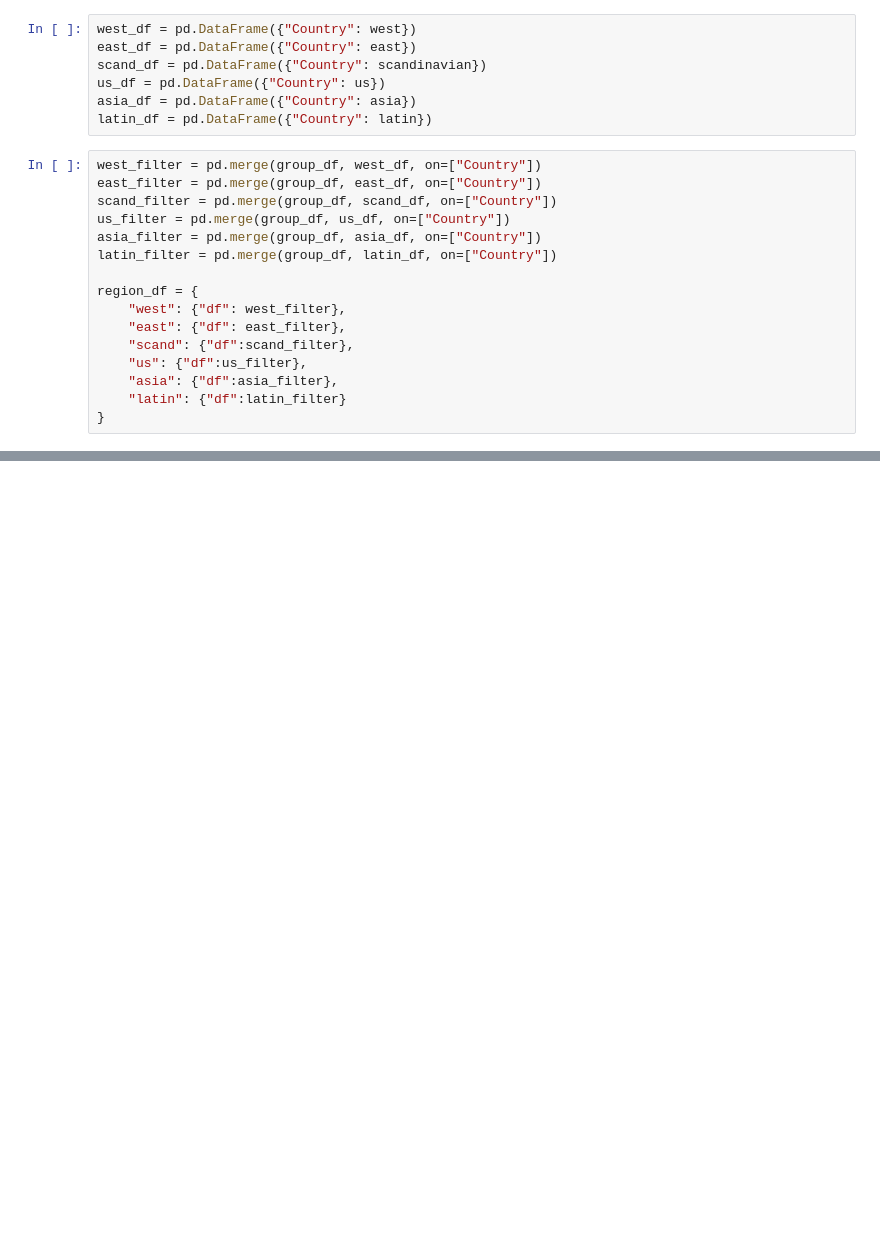
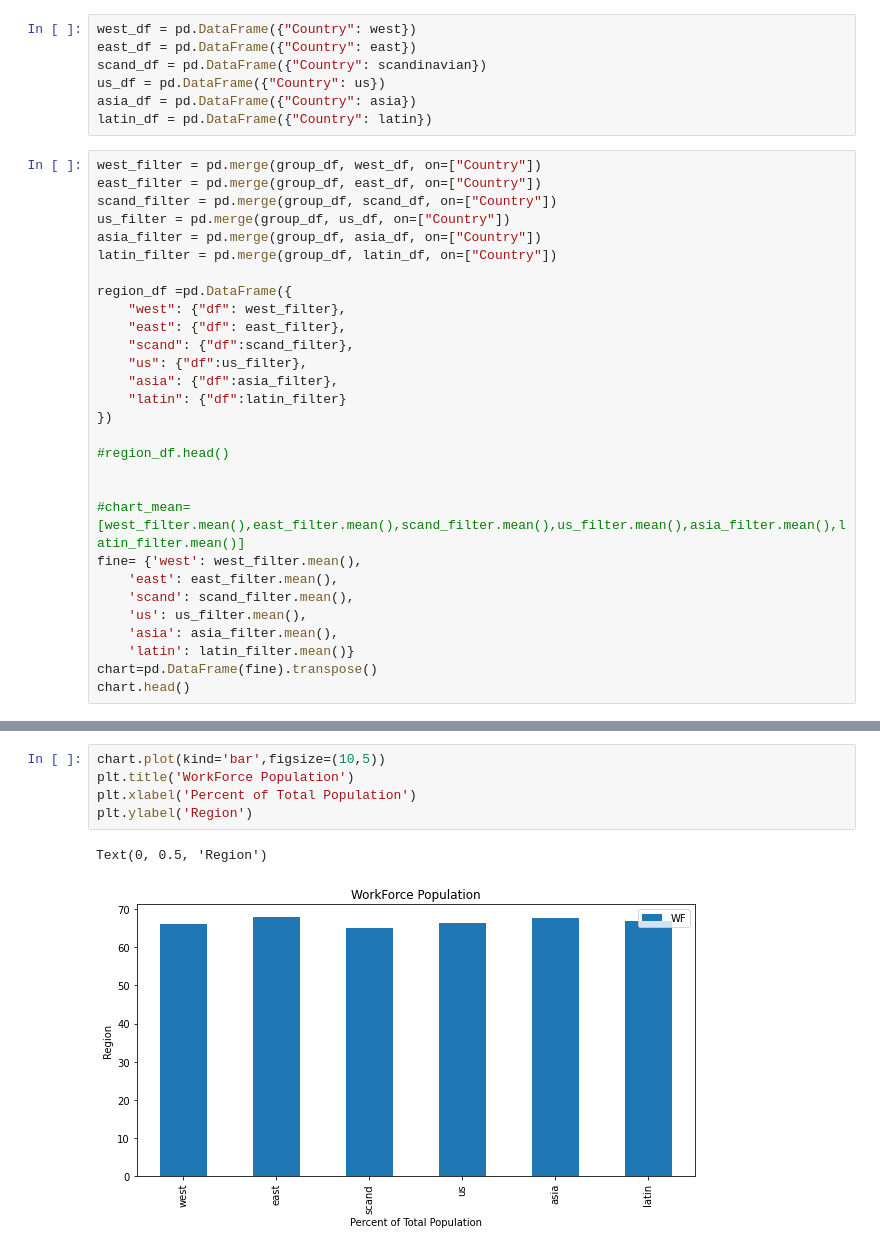
Before and after one commit to Simon-Xu-Lan/Data-Project-1-Income-Inequality, a Jupyter notebook: WorkForce_Population.ipynb, the cells around one changed output, grey strips where cells are left out. Saved outputs shown, nothing was run; the diff lists cells and outputs as text; blank space fills up the shorter version.

```diff
--- a/WorkForce_Population.ipynb
+++ b/WorkForce_Population.ipynb
@@ -109,11 +134,24 @@ us_filter = pd.merge(group_df, us_df, on=["Country"])
 asia_filter = pd.merge(group_df, asia_df, on=["Country"])
 latin_filter = pd.merge(group_df, latin_df, on=["Country"])
 
-region_df = {
+region_df =pd.DataFrame({
     "west": {"df": west_filter},
     "east": {"df": east_filter},
     "scand": {"df":scand_filter},
     "us": {"df":us_filter},
     "asia": {"df":asia_filter},
     "latin": {"df":latin_filter}
-}
+})
+
+#region_df.head()
+
+
+#chart_mean=[west_filter.mean(),east_filter.mean(),scand_filter.mean(),us_filter.mean(),asia_filter.mean(),latin_filter.mean()]
+fine= {'west': west_filter.mean(),
+    'east': east_filter.mean(),
+    'scand': scand_filter.mean(),
+    'us': us_filter.mean(),
+    'asia': asia_filter.mean(),
+    'latin': latin_filter.mean()}
+chart=pd.DataFrame(fine).transpose()
+chart.head()
@@ -147,0 +165,8 @@ NameError: name 'df' is not defined
+# %%
+chart.plot(kind='bar',figsize=(10,5))
+plt.title('WorkForce Population')
+plt.xlabel('Percent of Total Population')
+plt.ylabel('Region')
+# %% [output]
+Text(0, 0.5, 'Region')
+[figure, added]
```
Also changed, not shown: parts of 10 cells of this notebook, 1 other file.
